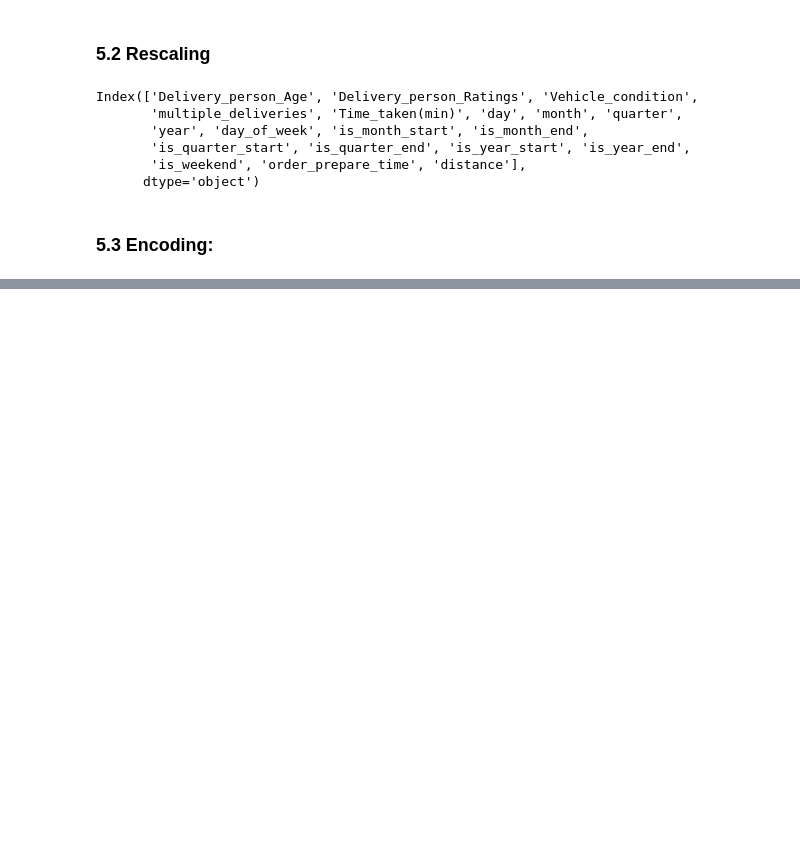
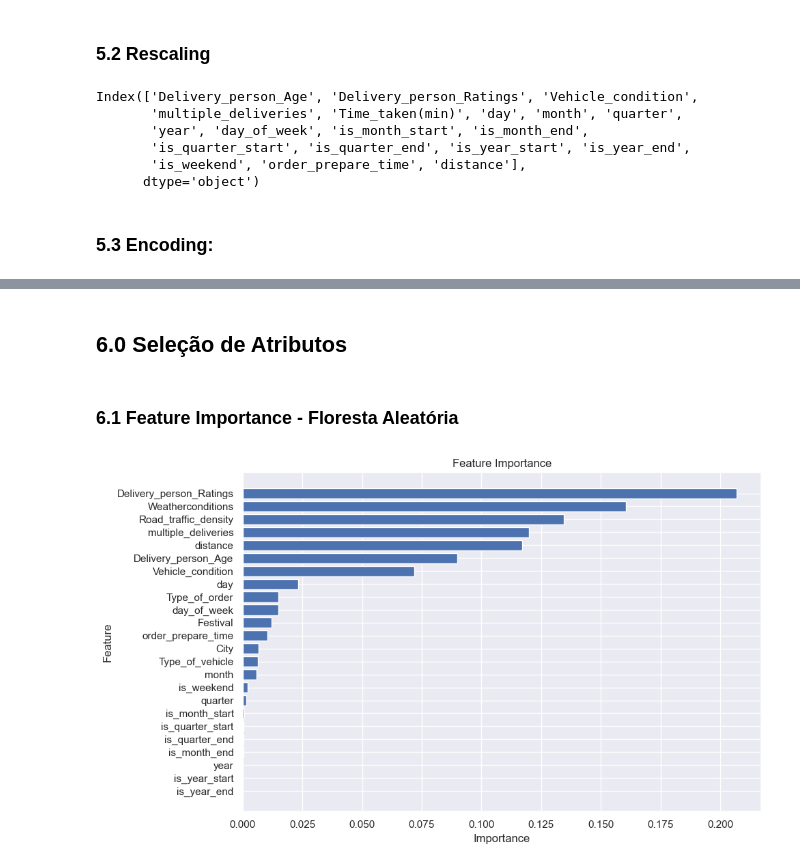
Before and after one commit to samantasobral/projeto_integrador_2, a Jupyter notebook: notebooks/Delivery.ipynb, the cells around one changed output, grey strips where cells are left out. Cells and saved outputs as stored; diff of their text form; code cells hidden in the pictures; blank space fills up the shorter version.

```diff
--- a/notebooks/Delivery.ipynb
+++ b/notebooks/Delivery.ipynb
@@ -659,0 +655,44 @@ df6.head()
+# %% [markdown]
+## 6.0 Seleção de Atributos
+# %%
+df7 = df6.copy()
+# %%
+#Separando em treino e teste:
+
+X = df7.drop(columns= ['Time_taken(min)'])
+y = df7['Time_taken(min)']
+
+X_train, X_test, y_train, y_test = train_test_split(X, y, test_size=0.15, stratify=y, random_state=42)
+# %% [markdown]
+### 6.1 Feature Importance - Floresta Aleatória
+# %%
+#instanciando o modelo:
+model = RandomForestRegressor()
+
+#treinando o modelo:
+model.fit(X_train, y_train)
+
+#verificando as importâncias das features:
+importances = model.feature_importances_
+# %%
+#Nome das variáveis:
+feature_names = X_train.columns
+
+#Ordenando as importâncias e os nomes das variáveis:
+sorted_indices = np.argsort(importances)[::-1]
+sorted_importances = importances[sorted_indices]
+sorted_feature_names = feature_names[sorted_indices]
+
+# Gráfico de barras horizontais:
+plt.figure(figsize=(10,6))
+plt.barh(range(len(sorted_importances)), sorted_importances[::-1], color='b', align='center')
+plt.yticks(range(len(sorted_feature_names)), sorted_feature_names[::-1])
+
+plt.xlabel('Importance')
+plt.ylabel('Feature')
+plt.title('Feature Importance')
+
+plt.tight_layout()
+plt.show()
+# %% [output]
+[figure, added]
```
Also changed, not shown: parts of 8 cells of this notebook.
